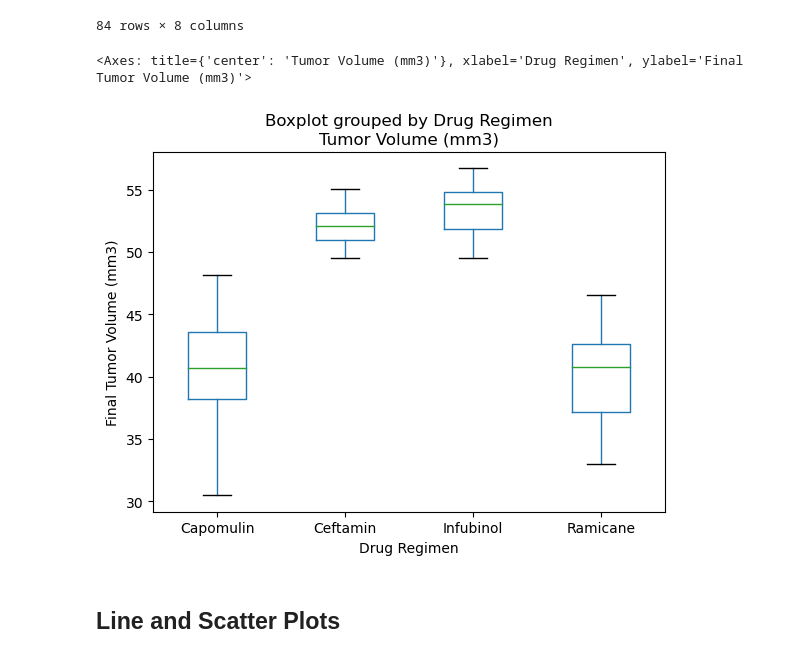
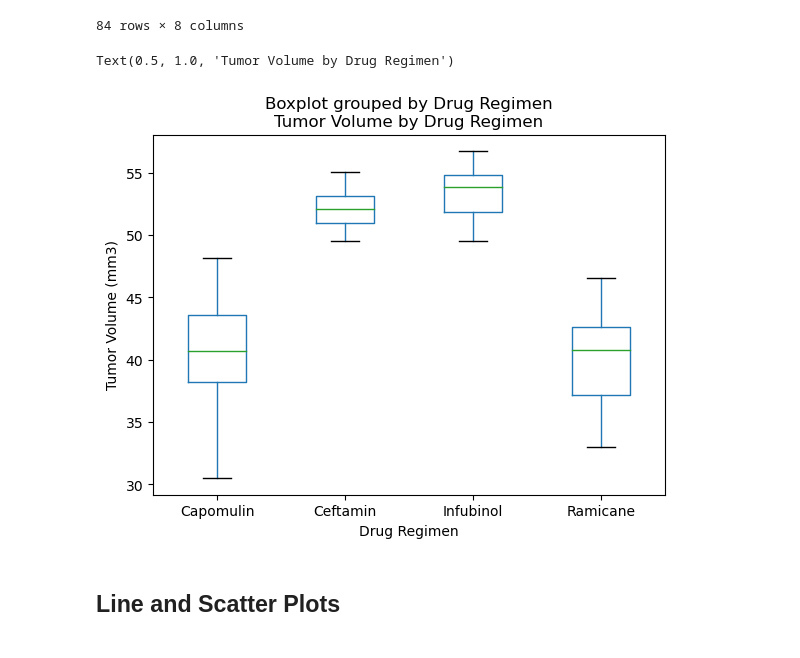
Before and after one commit to skijeng/Module_5-Challenge, a Jupyter notebook: Pymaceuticals/pymaceuticals_starter.ipynb, the cells around one changed output. Drawn from its saved outputs; the diff is of its cells as text; code cells hidden in the pictures.

```diff
--- a/Pymaceuticals/pymaceuticals_starter.ipynb
+++ b/Pymaceuticals/pymaceuticals_starter.ipynb
@@ -245,10 +246,14 @@ df_treat
 84 rows × 8 columns
 # %%
 # Generate a box plot that shows the distrubution of the tumor volume for each treatment group.
-df_treat.boxplot(by = 'Drug Regimen', column = ['Tumor Volume (mm3)'], grid = False, ylabel = 'Final Tumor Volume (mm3)')
+
+df_treat.boxplot(by = 'Drug Regimen', column = ['Tumor Volume (mm3)'], grid = False)
+plt.xlabel('Drug Regimen')
+plt.ylabel('Tumor Volume (mm3)')
+plt.title('Tumor Volume by Drug Regimen')
 # %% [output]
-<Axes: title={'center': 'Tumor Volume (mm3)'}, xlabel='Drug Regimen', ylabel='Final Tumor Volume (mm3)'>
+Text(0.5, 1.0, 'Tumor Volume by Drug Regimen')
-[figure, old version]
+[figure, new version]
 # %% [markdown]
 ## Line and Scatter Plots
 # %%
```
Also changed, not shown: parts of 8 cells of this notebook.
